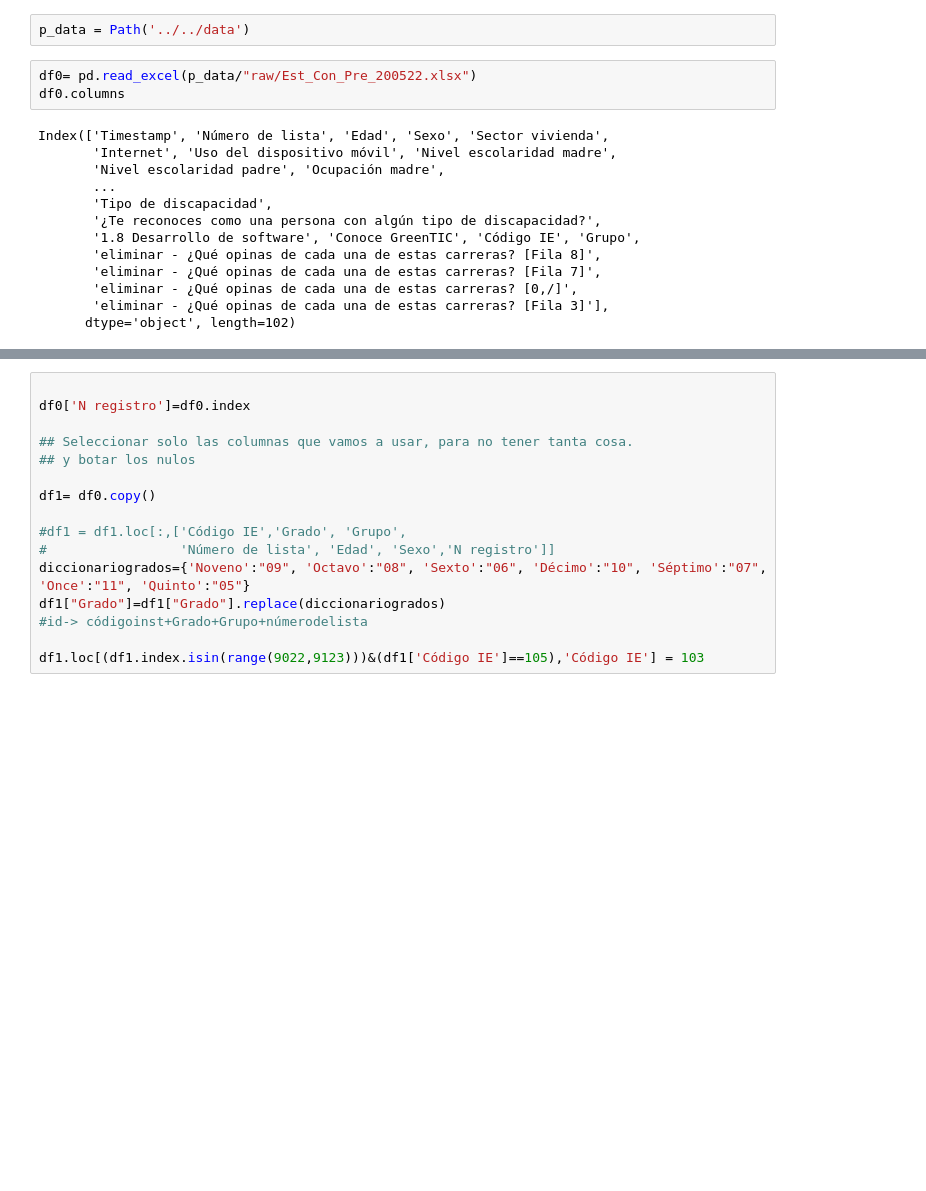
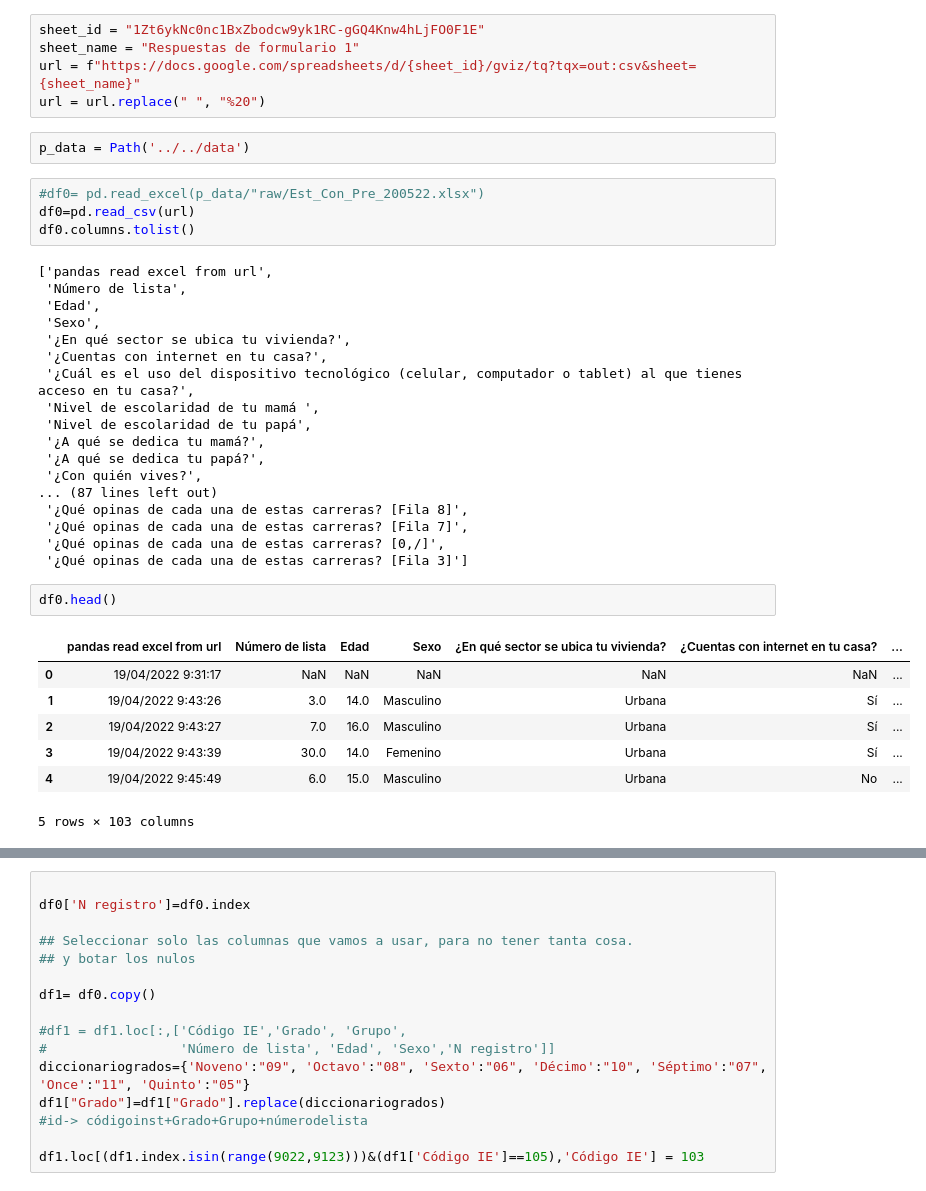
Before and after one commit to mariaf494/CFK2022, a Jupyter notebook: utils/cleaners/SeguimientoColegios.ipynb, the cells around one changed output, grey strips where cells are left out. Drawn from its saved outputs; the diff is of its cells as text; blank space fills up the shorter version.

```diff
--- a/utils/cleaners/SeguimientoColegios.ipynb
+++ b/utils/cleaners/SeguimientoColegios.ipynb
@@ -5,21 +5,42 @@ from apply import apply
 import pathlib
 from pathlib import Path
 #subir nuevos documentos
+# %%
+sheet_id = "1Zt6ykNc0nc1BxZbodcw9yk1RC-gGQ4Knw4hLjFO0F1E"
+sheet_name = "Respuestas de formulario 1"
+url = f"https://docs.google.com/spreadsheets/d/{sheet_id}/gviz/tq?tqx=out:csv&sheet={sheet_name}"
+url = url.replace(" ", "%20")
 # %%
 p_data = Path('../../data')
 # %%
-df0= pd.read_excel(p_data/"raw/Est_Con_Pre_200522.xlsx")
-df0.columns
+#df0= pd.read_excel(p_data/"raw/Est_Con_Pre_200522.xlsx")
+df0=pd.read_csv(url)
+df0.columns.tolist()
 # %% [output]
-Index(['Timestamp', 'Número de lista', 'Edad', 'Sexo', 'Sector vivienda',
-       'Internet', 'Uso del dispositivo móvil', 'Nivel escolaridad madre',
-       'Nivel escolaridad padre', 'Ocupación madre',
-       ...
-       'Tipo de discapacidad',
-       '¿Te reconoces como una persona con algún tipo de discapacidad?',
-       '1.8 Desarrollo de software', 'Conoce GreenTIC', 'Código IE', 'Grupo',
-       'eliminar - ¿Qué opinas de cada una de estas carreras? [Fila 8]',
-       'eliminar - ¿Qué opinas de cada una de estas carreras? [Fila 7]',
-       'eliminar - ¿Qué opinas de cada una de estas carreras? [0,/]',
-       'eliminar - ¿Qué opinas de cada una de estas carreras? [Fila 3]'],
-      dtype='object', length=102)
+['pandas read excel from url',
+ 'Número de lista',
+ 'Edad',
+ 'Sexo',
+ '¿En qué sector se ubica tu vivienda?',
+ '¿Cuentas con internet en tu casa?',
+ '¿Cuál es el uso del dispositivo tecnológico (celular, computador o tablet) al que tienes acceso en tu casa?',
+ 'Nivel de escolaridad de tu mamá ',
+ 'Nivel de escolaridad de tu papá',
+ '¿A qué se dedica tu mamá?',
+ '¿A qué se dedica tu papá?',
+ '¿Con quién vives?',
+... (87 lines left out)
+ '¿Qué opinas de cada una de estas carreras? [Fila 8]',
+ '¿Qué opinas de cada una de estas carreras? [Fila 7]',
+ '¿Qué opinas de cada una de estas carreras? [0,/]',
+ '¿Qué opinas de cada una de estas carreras? [Fila 3]']
+# %%
+df0.head()
+# %% [output]
+|  | pandas read excel from url | Número de lista | Edad | Sexo | ¿En qué sector se ubica tu vivienda? | ¿Cuentas con internet en tu casa? | ... |
+| 0 | 19/04/2022 9:31:17 | NaN | NaN | NaN | NaN | NaN | ... |
+| 1 | 19/04/2022 9:43:26 | 3.0 | 14.0 | Masculino | Urbana | Sí | ... |
+| 2 | 19/04/2022 9:43:27 | 7.0 | 16.0 | Masculino | Urbana | Sí | ... |
+| 3 | 19/04/2022 9:43:39 | 30.0 | 14.0 | Femenino | Urbana | Sí | ... |
+| 4 | 19/04/2022 9:45:49 | 6.0 | 15.0 | Masculino | Urbana | No | ... |
+5 rows × 103 columns
```
Also changed, not shown: parts of 15 cells of this notebook, 26 other files.
